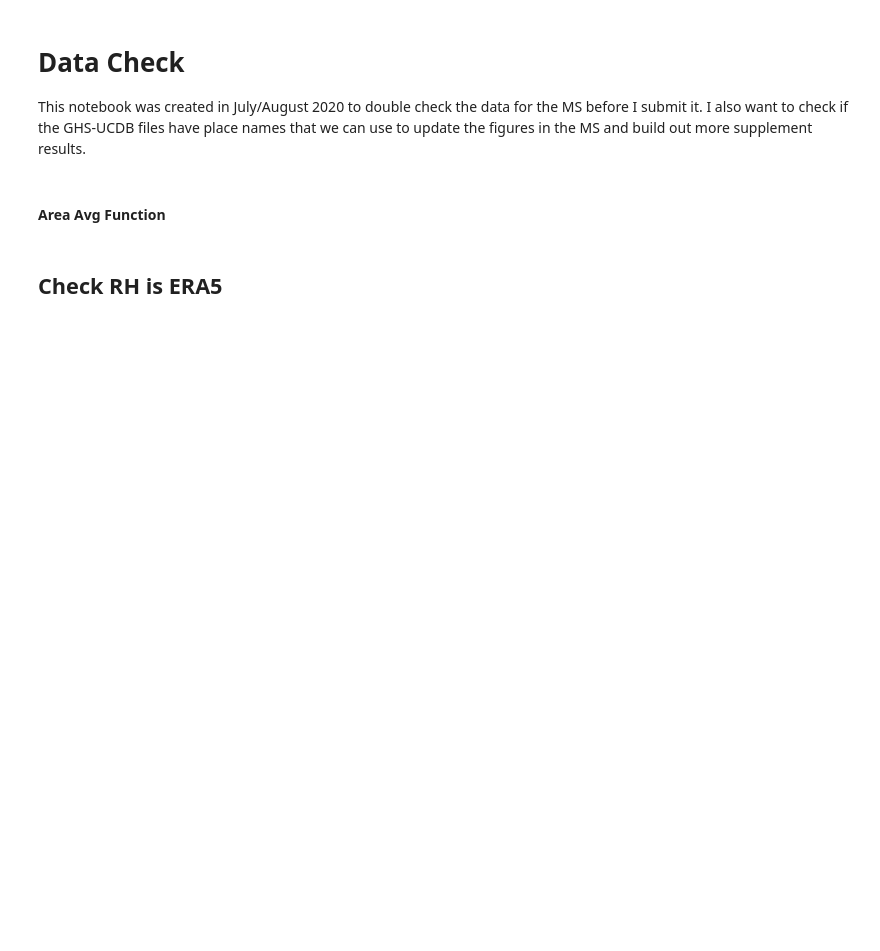
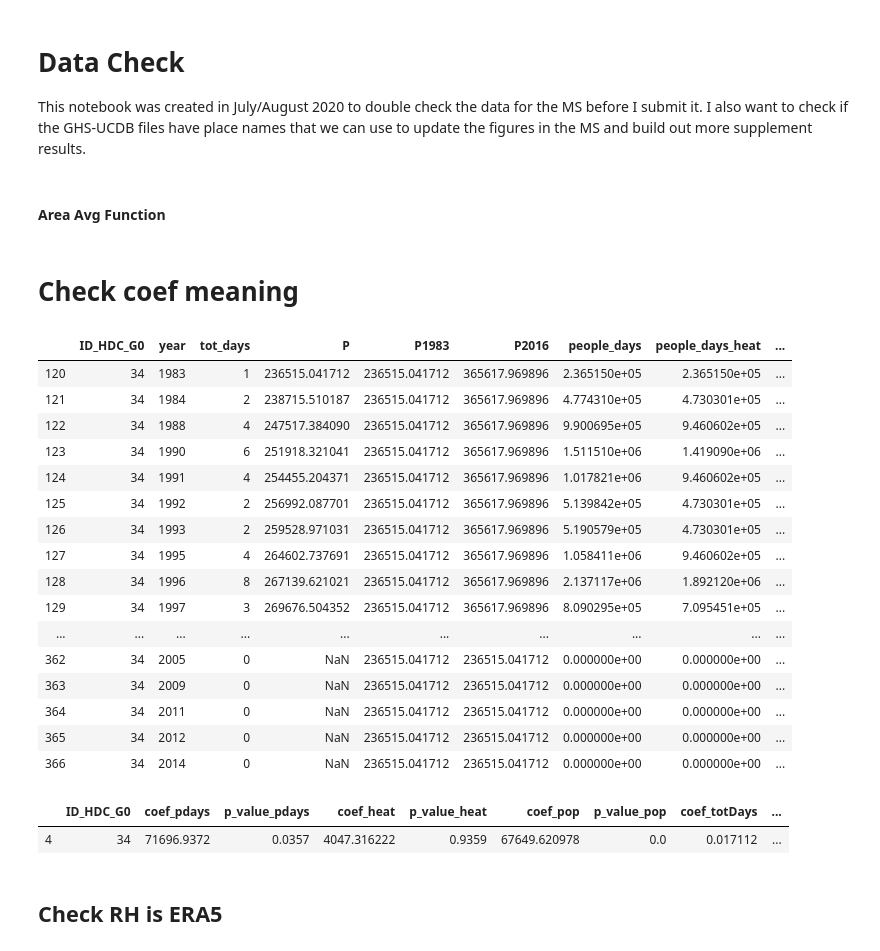
Before and after one commit to ecohydro/GlobalUrbanHeat, a Jupyter notebook: Notebooks/cpt_DataCheck.ipynb, the cells around one changed output. Cells and saved outputs as stored; diff of their text form; code cells hidden in the pictures; blank space fills up the shorter version.

```diff
--- a/Notebooks/cpt_DataCheck.ipynb
+++ b/Notebooks/cpt_DataCheck.ipynb
@@ -60,6 +60,46 @@ def area_avg(tempRst, polyRst, ids_df):
     ids_df = ghs_ids_df.merge(df_avg, on='ID_HDC_G0', how = 'outer')
 
     return ids_df
+# %% [markdown]
+# Check coef meaning
+# %%
+DATA_PATH = '/home/cascade/projects/UrbanHeat/data/'
+GHS_POP_FN = DATA_PATH+'interim/GHS-UCDB-Interp.csv'
+COEF_FN = DATA_PATH+'processed/PNAS-DATA-v2/HI406_2D_TREND_EXP05.json'
+EXP_FN = DATA_PATH+'processed/PNAS-DATA-v2/HI461_1D_EXP.json'
+
+GHS_POP = pd.read_csv(GHS_POP_FN)
+COEF = pd.read_json(COEF_FN, orient = 'split')
+EXP = pd.read_json(EXP_FN, orient = 'split')
+# %%
+city_id = 34
+city_coef = COEF[COEF['ID_HDC_G0'] == city_id]
+city_exp = EXP[EXP['ID_HDC_G0'] == city_id]
+# %%
+city_exp
+# %% [output]
+|  | ID_HDC_G0 | year | tot_days | P | P1983 | P2016 | people_days | people_days_heat | ... |
+| 120 | 34 | 1983 | 1 | 236515.041712 | 236515.041712 | 365617.969896 | 2.365150e+05 | 2.365150e+05 | ... |
+| 121 | 34 | 1984 | 2 | 238715.510187 | 236515.041712 | 365617.969896 | 4.774310e+05 | 4.730301e+05 | ... |
+| 122 | 34 | 1988 | 4 | 247517.384090 | 236515.041712 | 365617.969896 | 9.900695e+05 | 9.460602e+05 | ... |
+| 123 | 34 | 1990 | 6 | 251918.321041 | 236515.041712 | 365617.969896 | 1.511510e+06 | 1.419090e+06 | ... |
+| 124 | 34 | 1991 | 4 | 254455.204371 | 236515.041712 | 365617.969896 | 1.017821e+06 | 9.460602e+05 | ... |
+| 125 | 34 | 1992 | 2 | 256992.087701 | 236515.041712 | 365617.969896 | 5.139842e+05 | 4.730301e+05 | ... |
+| 126 | 34 | 1993 | 2 | 259528.971031 | 236515.041712 | 365617.969896 | 5.190579e+05 | 4.730301e+05 | ... |
+| 127 | 34 | 1995 | 4 | 264602.737691 | 236515.041712 | 365617.969896 | 1.058411e+06 | 9.460602e+05 | ... |
+| 128 | 34 | 1996 | 8 | 267139.621021 | 236515.041712 | 365617.969896 | 2.137117e+06 | 1.892120e+06 | ... |
+| 129 | 34 | 1997 | 3 | 269676.504352 | 236515.041712 | 365617.969896 | 8.090295e+05 | 7.095451e+05 | ... |
+| ... | ... | ... | ... | ... | ... | ... | ... | ... | ... |
+| 362 | 34 | 2005 | 0 | NaN | 236515.041712 | 236515.041712 | 0.000000e+00 | 0.000000e+00 | ... |
+| 363 | 34 | 2009 | 0 | NaN | 236515.041712 | 236515.041712 | 0.000000e+00 | 0.000000e+00 | ... |
+| 364 | 34 | 2011 | 0 | NaN | 236515.041712 | 236515.041712 | 0.000000e+00 | 0.000000e+00 | ... |
+| 365 | 34 | 2012 | 0 | NaN | 236515.041712 | 236515.041712 | 0.000000e+00 | 0.000000e+00 | ... |
+| 366 | 34 | 2014 | 0 | NaN | 236515.041712 | 236515.041712 | 0.000000e+00 | 0.000000e+00 | ... |
+# %%
+city_coef.head(1)
+# %% [output]
+|  | ID_HDC_G0 | coef_pdays | p_value_pdays | coef_heat | p_value_heat | coef_pop | p_value_pop | coef_totDays | ... |
+| 4 | 34 | 71696.9372 | 0.0357 | 4047.316222 | 0.9359 | 67649.620978 | 0.0 | 0.017112 | ... |
 # %% [markdown]
 ## Check RH is ERA5
 # %%
```
Also changed, not shown: parts of 7 cells of this notebook, 4 other files.
